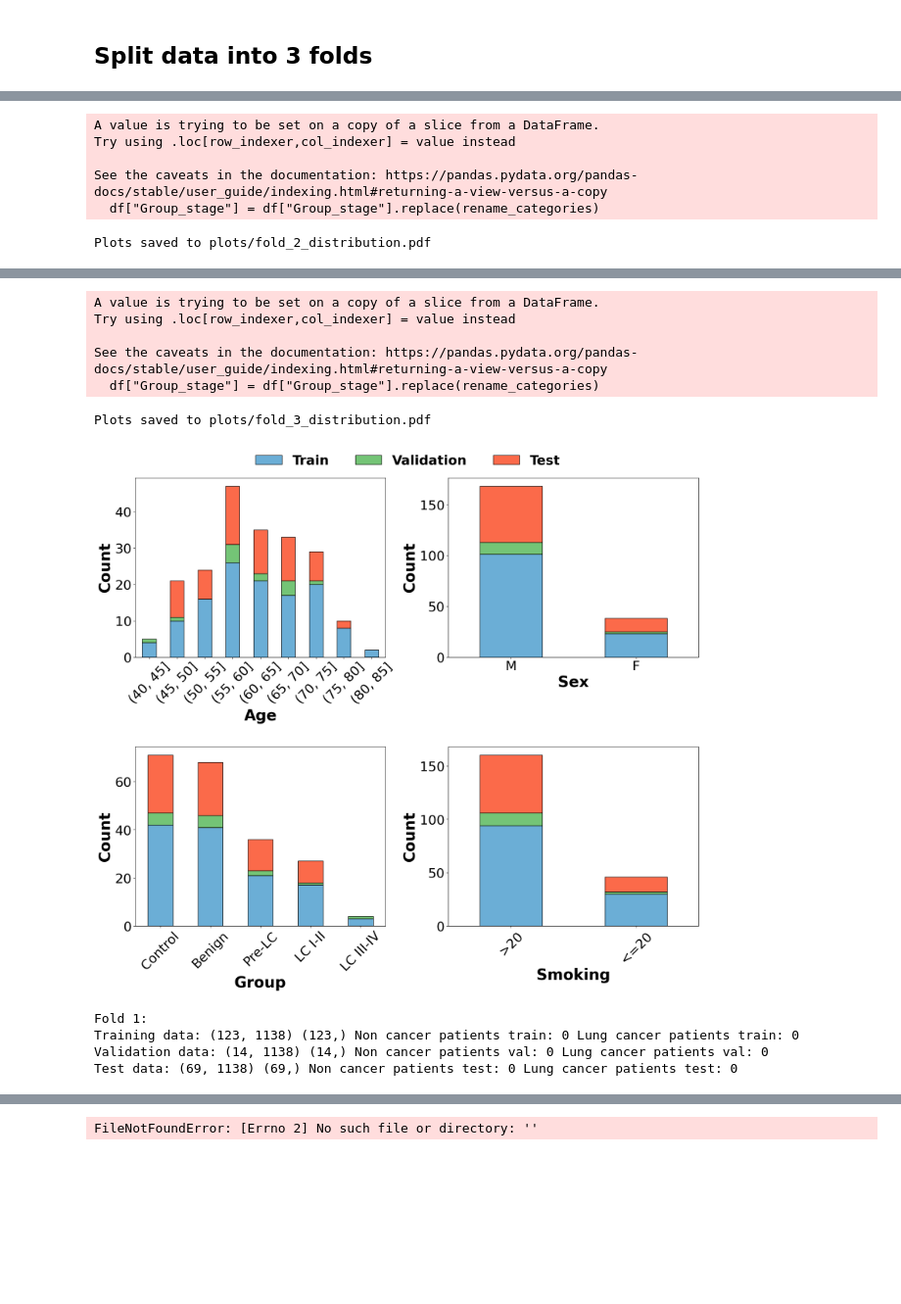
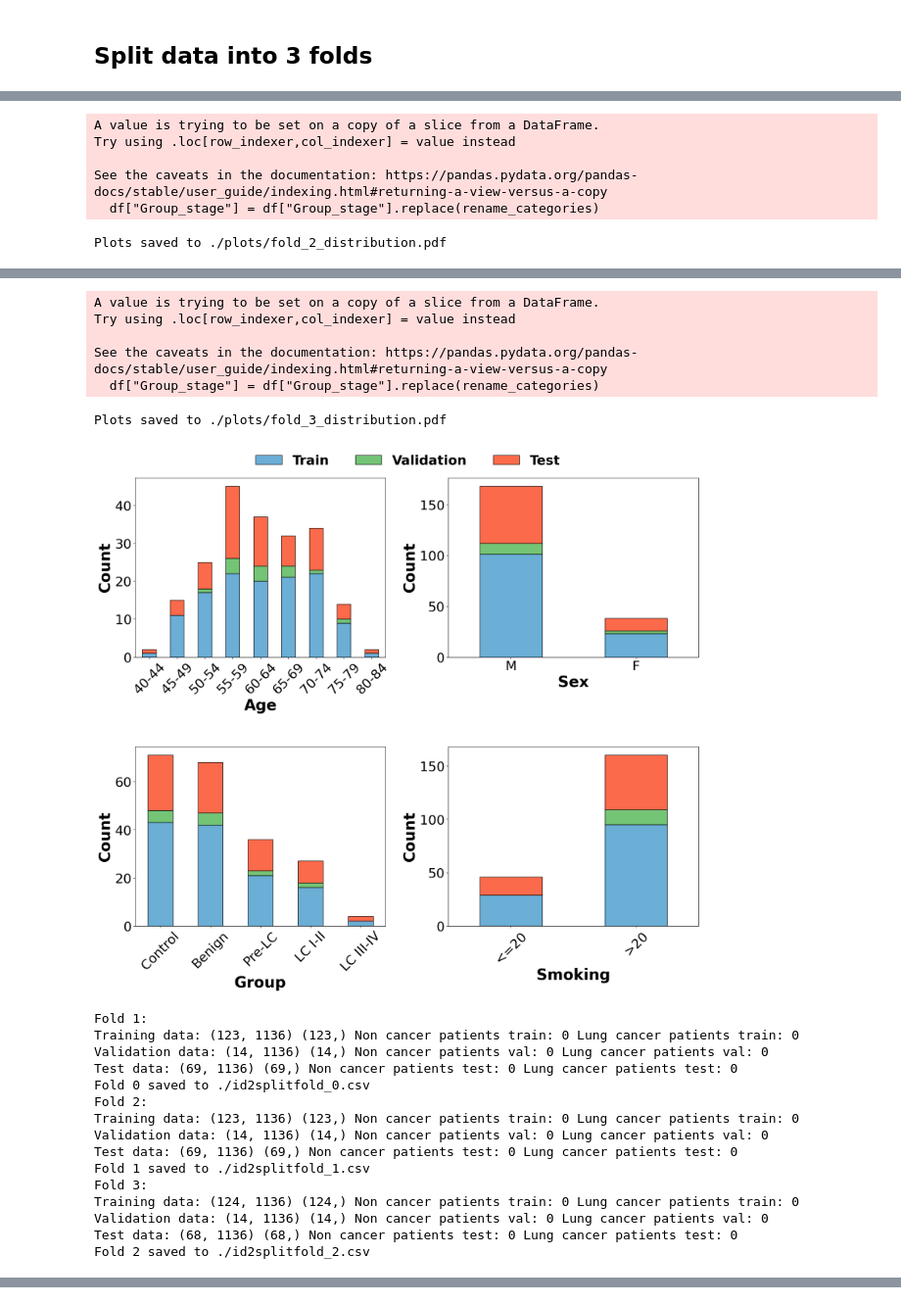
Before and after one commit to MiriamCobo/LungAmbition_Dataset, a Jupyter notebook: DataPreparation/SplitDataTrainTestVal.ipynb, the cells around one changed output, grey strips where cells are left out. Shown at 98% size. Drawn from its saved outputs; the diff is of its cells as text; code cells hidden in the pictures; blank space fills up the shorter version.

Commit message:
Reivisng folds split

```diff
--- a/DataPreparation/SplitDataTrainTestVal.ipynb
+++ b/DataPreparation/SplitDataTrainTestVal.ipynb
@@ -23,9 +23,13 @@ df_clin['Cancer_Status'] = np.where(df_clin['Group'] == 'Lung_Cancer', 1, 0)
 # %%
 # read excel
 # path to Olink_proteomics.xlsx
-df_prot = pd.read_excel('Olink_proteomics.xlsx', skiprows=2) # define path
+df_prot = pd.read_excel('Olink_proteomics.xlsx', skiprows=3) # define path
 # delete rows 0,1,2
 df_prot = df_prot.iloc[3:]
+# keep only rows where ID_patient is an int
+df_prot = df_prot[df_prot['ID_patient'].astype(str).str.isnumeric()]
+# convert ID_patient to int
+df_prot['ID_patient'] = df_prot['ID_patient'].astype(int)
 # %%
 import os
 import nrrd
@@ -124,7 +125,7 @@ df_merged_raw.loc[df_merged_raw['Group_stage'] == 'Lung_Cancer', 'Group_stage']
 from stratified_fold_GroupAgeSexStageSmokingTimeCancerDiag import create_stratified_folds, plot_distributions
 import torch
 import os
-output_folder = '' # define
+output_folder = '.' # define
 path_to_save_plots = os.path.join(output_folder, 'plots')
 # select only in Group Lung_Cancer and Benign_Nodules
 df_merged = df_merged_raw[df_merged_raw['GroupUpdated'].isin(['Lung_Cancer', 'Benign_Nodules', 'Control', 'IndeterminatePreLungCancer'])]
@@ -140,8 +141,8 @@ X = df_merged.drop(['GroupUpdated', 'Group', 'ID_patient'], axis=1)
 age_range = 5
 bins = list(range(40, 90, age_range))
 labels = [f'{start}-{start + age_range -1}' for start in bins[:-1]]
-fold_data = create_stratified_folds(df_merged, bins, labels, n_splits=3, random_state=1, val_split=0.10)
-plot_distributions(df_merged, fold_data, bins, save_plots=True, output_folder=path_to_save_plots)
+fold_data = create_stratified_folds(df_merged, n_splits=3, random_state=1, val_split=0.10)
+plot_distributions(df_merged, fold_data, save_plots=True, output_folder=path_to_save_plots)
 
 seed = 1
 torch.manual_seed(seed)
@@ -224,4 +228,4 @@ Try using .loc[row_indexer,col_indexer] = value instead
 
 See the caveats in the documentation: https://pandas.pydata.org/pandas-docs/stable/user_guide/indexing.html#returning-a-view-versus-a-copy
   df["Group_stage"] = df["Group_stage"].replace(rename_categories)
-Plots saved to plots/fold_2_distribution.pdf
+Plots saved to ./plots/fold_2_distribution.pdf
@@ -229,14 +233,25 @@ Plots saved to plots/fold_2_distribution.pdf
 A value is trying to be set on a copy of a slice from a DataFrame.
 Try using .loc[row_indexer,col_indexer] = value instead
 
 See the caveats in the documentation: https://pandas.pydata.org/pandas-docs/stable/user_guide/indexing.html#returning-a-view-versus-a-copy
   df["Group_stage"] = df["Group_stage"].replace(rename_categories)
-Plots saved to plots/fold_3_distribution.pdf
+Plots saved to ./plots/fold_3_distribution.pdf
-[figure, old version]
+[figure, new version]
 Fold 1:
-Training data: (123, 1138) (123,) Non cancer patients train: 0 Lung cancer patients train: 0
-Validation data: (14, 1138) (14,) Non cancer patients val: 0 Lung cancer patients val: 0
-Test data: (69, 1138) (69,) Non cancer patients test: 0 Lung cancer patients test: 0
+Training data: (123, 1136) (123,) Non cancer patients train: 0 Lung cancer patients train: 0
+Validation data: (14, 1136) (14,) Non cancer patients val: 0 Lung cancer patients val: 0
+Test data: (69, 1136) (69,) Non cancer patients test: 0 Lung cancer patients test: 0
+Fold 0 saved to ./id2splitfold_0.csv
+Fold 2:
+Training data: (123, 1136) (123,) Non cancer patients train: 0 Lung cancer patients train: 0
+Validation data: (14, 1136) (14,) Non cancer patients val: 0 Lung cancer patients val: 0
+Test data: (69, 1136) (69,) Non cancer patients test: 0 Lung cancer patients test: 0
+Fold 1 saved to ./id2splitfold_1.csv
+Fold 3:
+Training data: (124, 1136) (124,) Non cancer patients train: 0 Lung cancer patients train: 0
+Validation data: (14, 1136) (14,) Non cancer patients val: 0 Lung cancer patients val: 0
+Test data: (68, 1136) (68,) Non cancer patients test: 0 Lung cancer patients test: 0
+Fold 2 saved to ./id2splitfold_2.csv
 A value is trying to be set on a copy of a slice from a DataFrame.
 Try using .loc[row_indexer,col_indexer] = value instead
 
@@ -254,4 +269,3 @@ Try using .loc[row_indexer,col_indexer] = value instead
 
 See the caveats in the documentation: https://pandas.pydata.org/pandas-docs/stable/user_guide/indexing.html#returning-a-view-versus-a-copy
   test_false_positive['ID_patient'] = test_false_positive['ID_patient'].astype(int).astype(str)
-FileNotFoundError: [Errno 2] No such file or directory: ''
```
Also changed, not shown: parts of 3 cells of this notebook, 1 other file.
